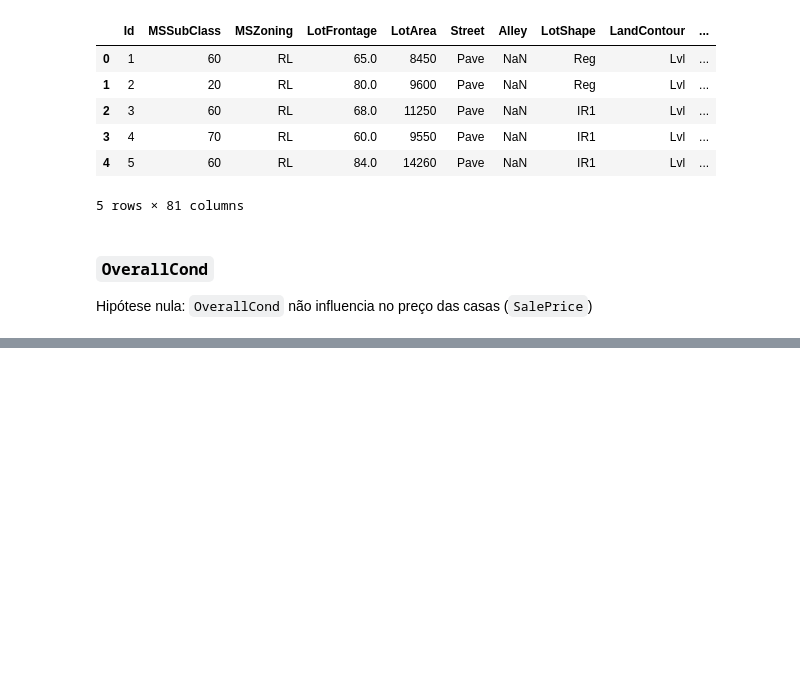
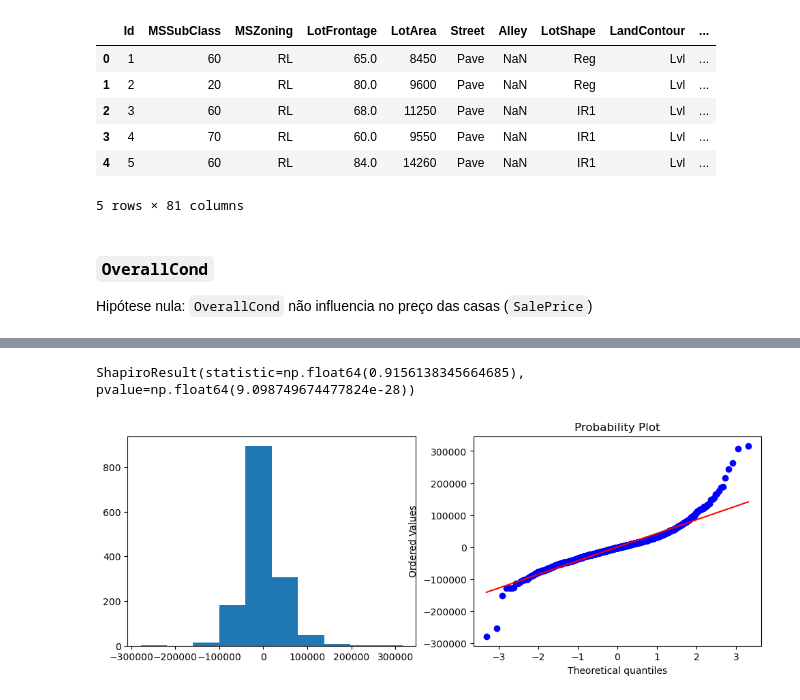
Before and after one commit to mariribeiro257/estat-exame-B, a Jupyter notebook: hypothesis_testes_2.ipynb, the cells around one changed output, grey strips where cells are left out. Saved outputs shown, nothing was run; the diff lists cells and outputs as text; code cells hidden in the pictures; blank space fills up the shorter version.

Commit message:
Fazendo teste de normalidade buabua

```diff
--- a/hypothesis_testes_2.ipynb
+++ b/hypothesis_testes_2.ipynb
@@ -35,17 +60,23 @@ plt.show()
 # %%
-# Teste de Shapiro-Wilk para resíduos p/ verficar normalidade
+# Teste de Shapiro-Wilk para resíduos p/ verificar normalidade
 import scipy.stats as st
 
 def qqanalise(dados,distr="norm"):
   plt.figure(figsize=(12,4))
   plt.subplot(1,2,1)
   plt.hist(dados)
   plt.subplot(1,2,2)
   st.probplot(dados, dist=distr,plot=plt)
   plt.show()
 
 # Calc residuos por grupo de OverallQual
 residuos = []
 for qual in sorted(houses.OverallQual.unique()):
     grupo = houses[houses.OverallQual == qual]
     residuos.extend(grupo.SalePrice - grupo.SalePrice.mean())
+
+print(st.shapiro(residuos))
+qqanalise(residuos)
+# %% [output]
+ShapiroResult(statistic=np.float64(0.9156138345664685), pvalue=np.float64(9.098749674477824e-28))
+[figure, added]
```
Also changed, not shown: parts of 4 cells of this notebook.
